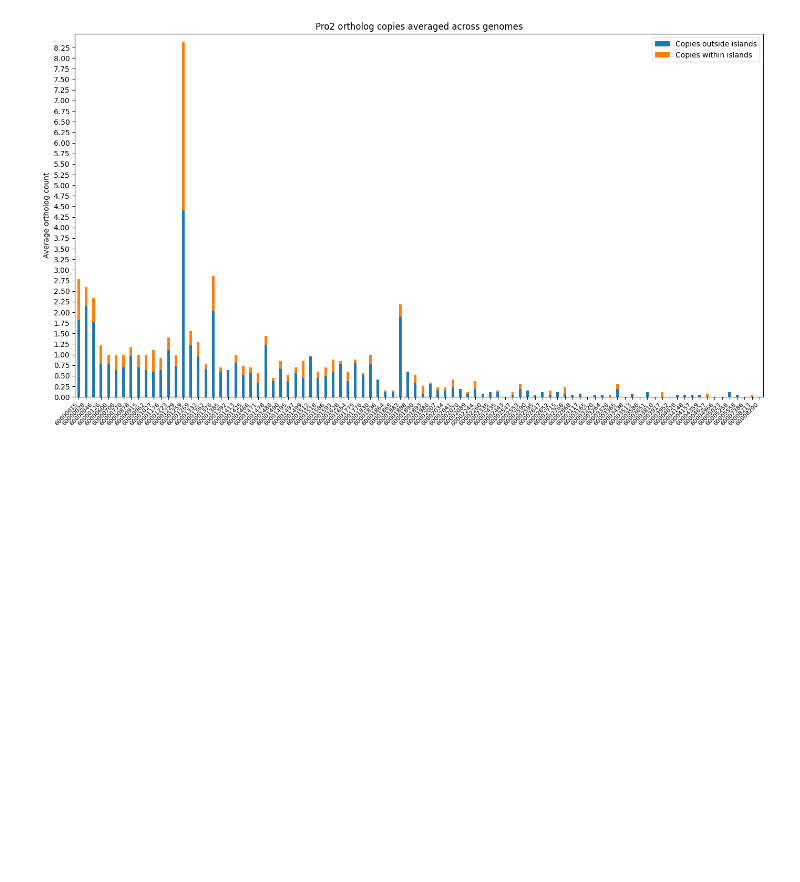
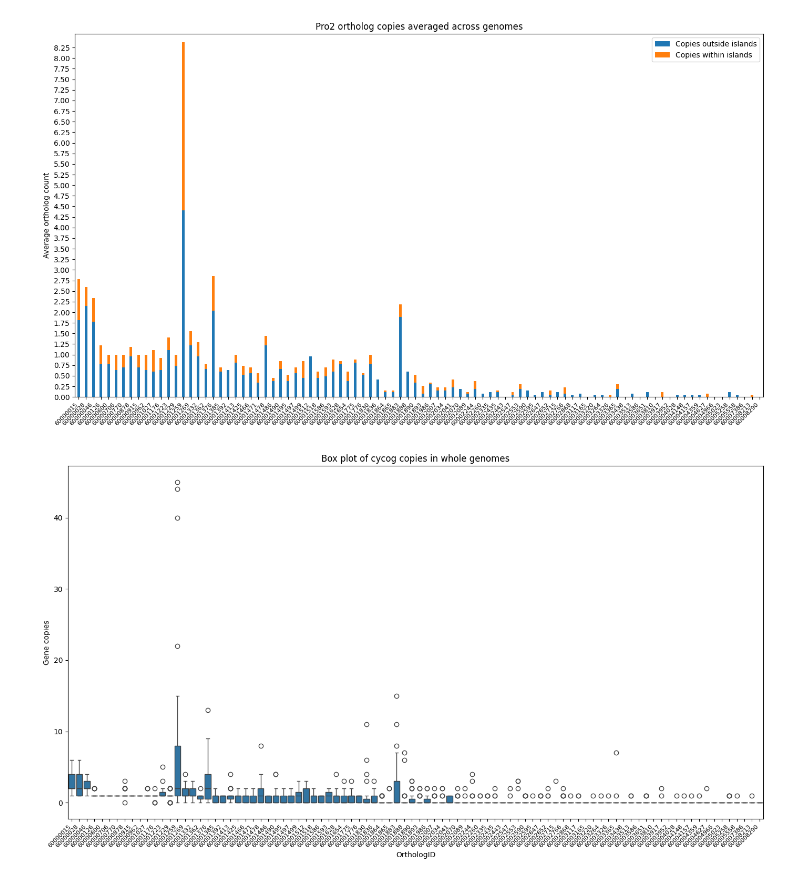
Before and after one commit to Jonahv11/cyano-serralysins, a Jupyter notebook: cycog-tree-tool/plotting_orth.ipynb, the cells around one changed output. Saved outputs shown, nothing was run; the diff lists cells and outputs as text; code cells hidden in the pictures; blank space fills up the shorter version.

```diff
--- a/cycog-tree-tool/plotting_orth.ipynb
+++ b/cycog-tree-tool/plotting_orth.ipynb
@@ -118,0 +121,17 @@ plt.show()
+# %%
+genome_contig_df = pd.read_csv('../data/contigs1.csv', index_col= 0)
+genome_contig_df['Category'] = genome_contig_df.index
+genome_contig_melted = genome_contig_df.melt(id_vars='Category', var_name='Variable', value_name='Value')
+
+plt.figure(figsize=(14, 8))
+sns.boxplot(data=genome_contig_melted, x="Category", y="Value")
+plt.xlabel('OrthologID')
+plt.ylabel('Gene copies')
+plt.title('Box plot of cycog copies in whole genomes')
+plt.xticks(rotation=45, fontsize=8, ha='right')  # Rotate x-axis labels
+
+# Show the plot
+plt.tight_layout()
+plt.show()
+# %% [output]
+[figure, added]
```
Also changed, not shown: parts of 8 cells of this notebook, 2 other files.
